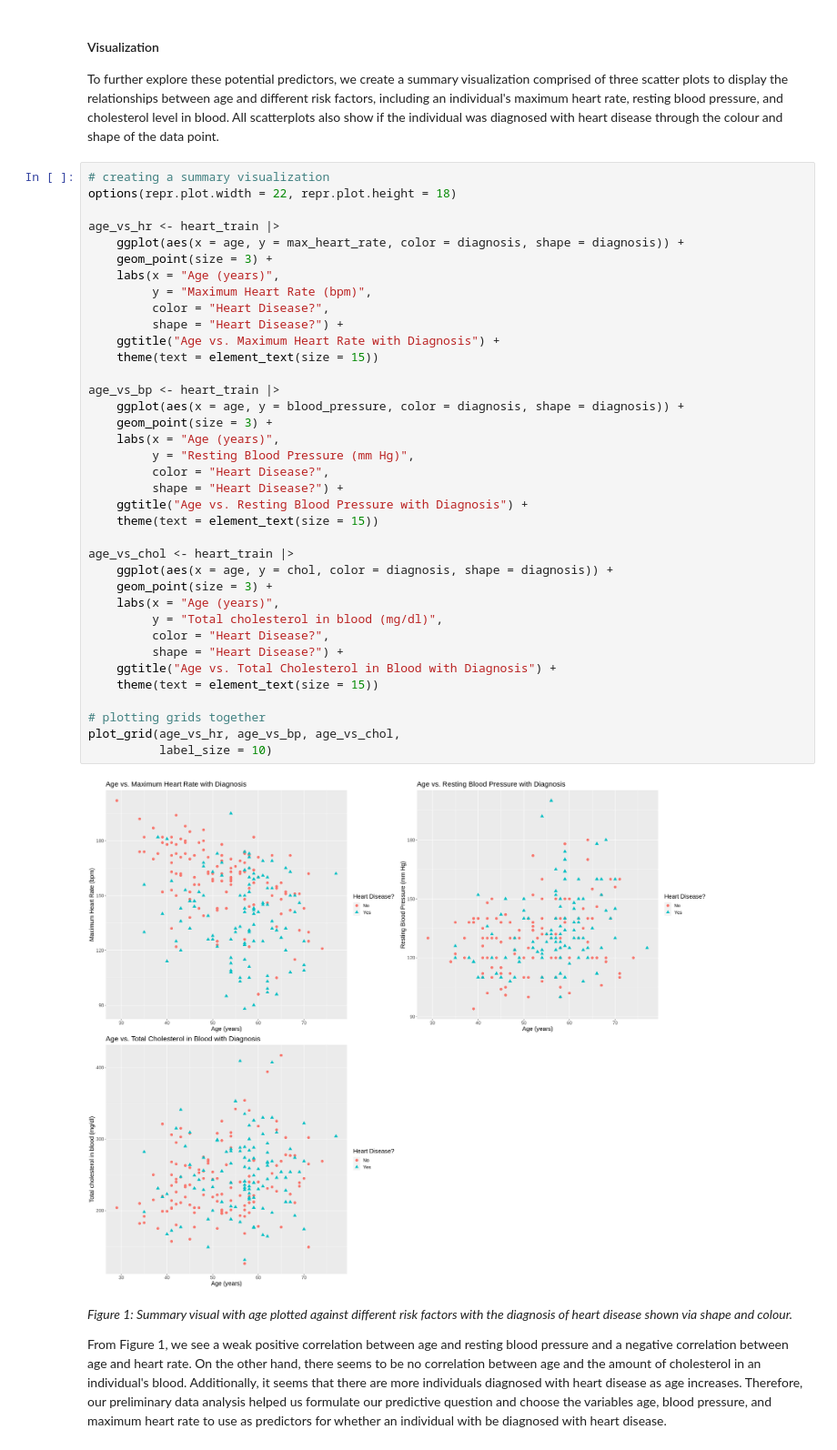
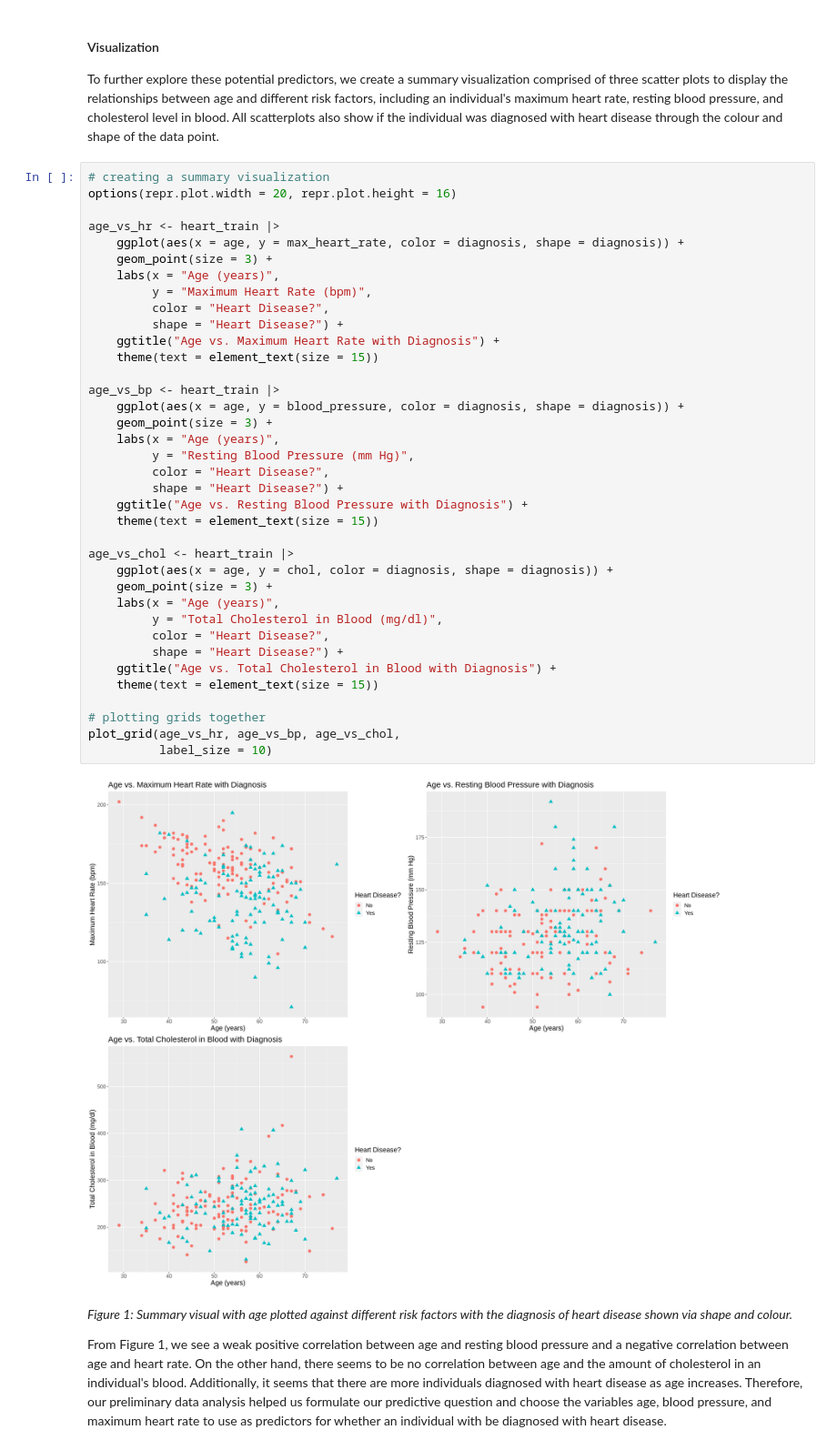
Before and after one commit to a-wang27/DSCI-100, a Jupyter notebook: project_proposal.ipynb, the cells around one changed output. Shown: that part at 91% size. Saved outputs shown, nothing was run; the diff lists cells and outputs as text.

```diff
--- a/project_proposal.ipynb
+++ b/project_proposal.ipynb
@@ -166,7 +166,7 @@ Table 4 tells us the mean and standard deviation values for different potential
 To further explore these potential predictors, we create a summary visualization comprised of three scatter plots to display the relationships between age and different risk factors, including an individual's maximum heart rate, resting blood pressure, and cholesterol level in blood. All scatterplots also show if the individual was diagnosed with heart disease through the colour and shape of the data point.
 # %%
 # creating a summary visualization
-options(repr.plot.width = 22, repr.plot.height = 18)
+options(repr.plot.width = 20, repr.plot.height = 16)
 
 age_vs_hr <- heart_train |>
     ggplot(aes(x = age, y = max_heart_rate, color = diagnosis, shape = diagnosis)) +
@@ -174,35 +174,35 @@ age_vs_hr <- heart_train |>
     labs(x = "Age (years)",
          y = "Maximum Heart Rate (bpm)",
          color = "Heart Disease?",
          shape = "Heart Disease?") +
     ggtitle("Age vs. Maximum Heart Rate with Diagnosis") +
     theme(text = element_text(size = 15))
 
 age_vs_bp <- heart_train |>
     ggplot(aes(x = age, y = blood_pressure, color = diagnosis, shape = diagnosis)) +
     geom_point(size = 3) +
     labs(x = "Age (years)",
          y = "Resting Blood Pressure (mm Hg)",
          color = "Heart Disease?",
          shape = "Heart Disease?") +
     ggtitle("Age vs. Resting Blood Pressure with Diagnosis") +
     theme(text = element_text(size = 15))
 
 age_vs_chol <- heart_train |>
     ggplot(aes(x = age, y = chol, color = diagnosis, shape = diagnosis)) +
     geom_point(size = 3) +
     labs(x = "Age (years)",
-         y = "Total cholesterol in blood (mg/dl)",
+         y = "Total Cholesterol in Blood (mg/dl)",
          color = "Heart Disease?",
          shape = "Heart Disease?") +
     ggtitle("Age vs. Total Cholesterol in Blood with Diagnosis") +
     theme(text = element_text(size = 15))
 
 # plotting grids together
 plot_grid(age_vs_hr, age_vs_bp, age_vs_chol,
           label_size = 10)
 # %% [output]
-[figure, old version]
+[figure, new version]
 # %% [markdown]
 *Figure 1: Summary visual with age plotted against different risk factors with the diagnosis of heart disease shown via shape and colour.*
 
```
Also changed, not shown: parts of 3 cells of this notebook.
